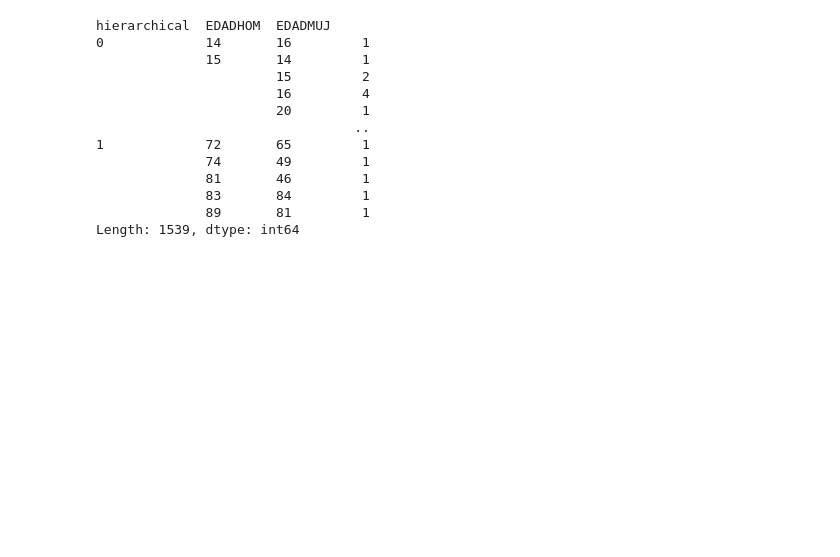
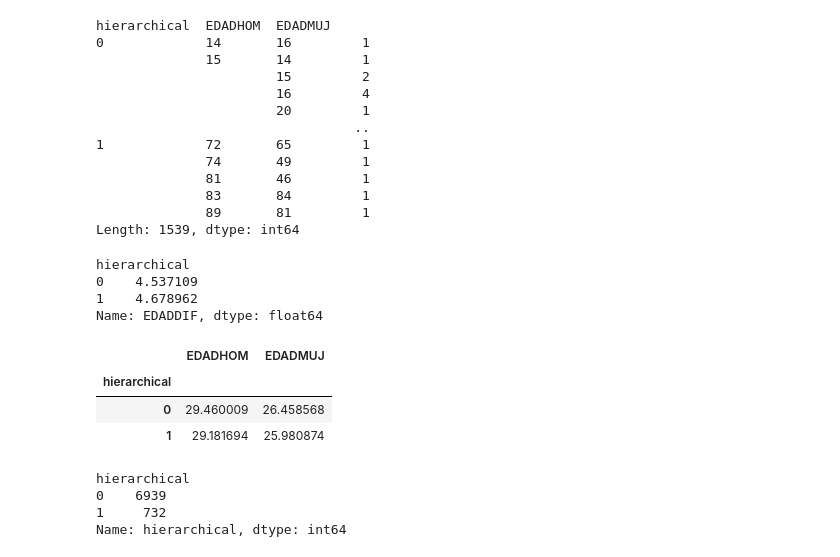
Before and after one commit to JJHH06/DMP1MarriageClustering, a Jupyter notebook: Proyecto1.ipynb, the cells around one changed output. Saved outputs shown, nothing was run; the diff lists cells and outputs as text; code cells hidden in the pictures; blank space fills up the shorter version.

```diff
--- a/Proyecto1.ipynb
+++ b/Proyecto1.ipynb
@@ -1137,3 +1137,24 @@ hierarchical  EDADHOM  EDADMUJ
               83       84         1
               89       81         1
 Length: 1539, dtype: int64
+# %%
+variables.groupby(['hierarchical'])['EDADDIF'].mean()
+# %% [output]
+hierarchical
+0    4.537109
+1    4.678962
+Name: EDADDIF, dtype: float64
+# %%
+variables.groupby(['hierarchical'])['EDADHOM', 'EDADMUJ'].mean()
+# %% [output]
+|  | EDADHOM | EDADMUJ |
+| hierarchical |  |  |
+| 0 | 29.460009 | 26.458568 |
+| 1 | 29.181694 | 25.980874 |
+# %%
+variables.groupby(['hierarchical'])['hierarchical'].count()
+# %% [output]
+hierarchical
+0    6939
+1     732
+Name: hierarchical, dtype: int64
```
Also changed, not shown: parts of 1 cell of this notebook.
